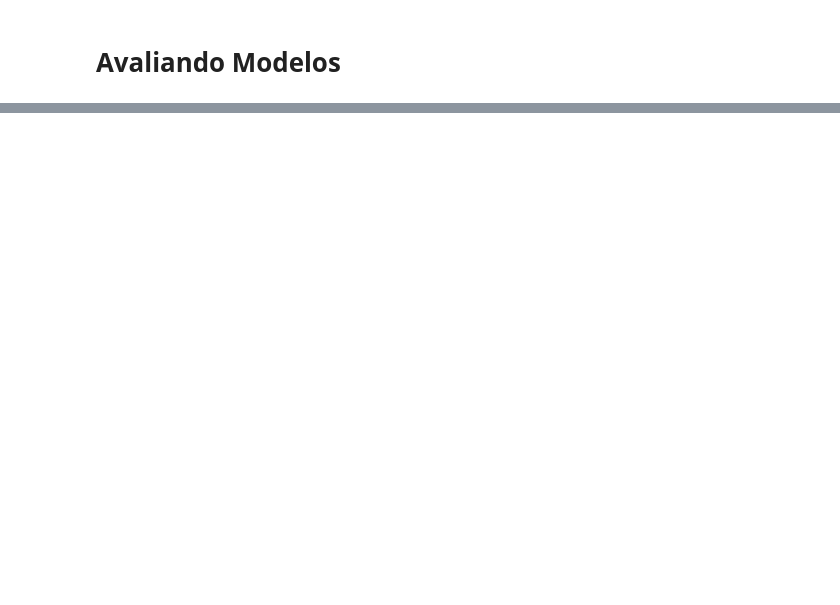
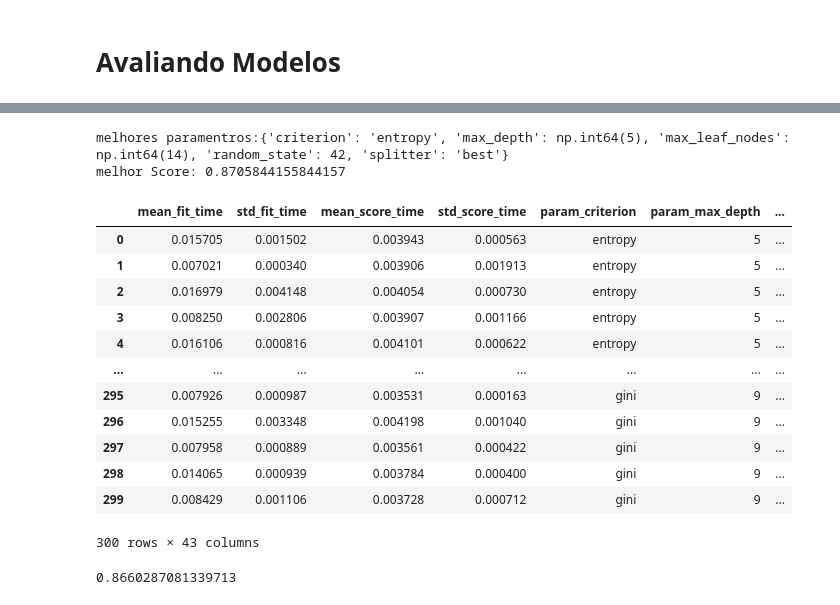
Before and after one commit to joansilva24/projeto_datasicence_coderhouse, a Jupyter notebook: data_analysis.ipynb, the cells around one changed output, grey strips where cells are left out. Drawn from its saved outputs; the diff is of its cells as text; code cells hidden in the pictures; blank space fills up the shorter version.

```diff
--- a/data_analysis.ipynb
+++ b/data_analysis.ipynb
@@ -703,0 +709,14 @@ df_avaliation
+# %%
+# testando hiperparametros para a árvore de decisão
+
+parametros = {
+    'criterion':['entropy','log_loss','gini'],
+    'splitter' : ['best', 'random'],
+    'max_depth' : np.arange(5,10),
+    'max_leaf_nodes': np.arange(5,15),
+    'random_state': [42]
+}
+regr_log = DecisionTreeClassifier()
+modelo = GridSearchCV(regr_log, param_grid= parametros, cv=30, n_jobs= -1, verbose=True)
+# %%
+modelo.fit(X_train,y_train)
@@ -703,0 +731,23 @@ df_avaliation
+# %%
+print("melhores paramentros:"+str(modelo.best_params_))
+print("melhor Score: "+str(modelo.best_score_))
+# %% [output]
+melhores paramentros:{'criterion': 'entropy', 'max_depth': np.int64(5), 'max_leaf_nodes': np.int64(14), 'random_state': 42, 'splitter': 'best'}
+melhor Score: 0.8705844155844157
+# %%
+resultados = pd.DataFrame(modelo.cv_results_)
+resultados
+# %% [output]
+|  | mean_fit_time | std_fit_time | mean_score_time | std_score_time | param_criterion | param_max_depth | ... |
+| 0 | 0.015705 | 0.001502 | 0.003943 | 0.000563 | entropy | 5 | ... |
+| 1 | 0.007021 | 0.000340 | 0.003906 | 0.001913 | entropy | 5 | ... |
+| 2 | 0.016979 | 0.004148 | 0.004054 | 0.000730 | entropy | 5 | ... |
+| 3 | 0.008250 | 0.002806 | 0.003907 | 0.001166 | entropy | 5 | ... |
+| 4 | 0.016106 | 0.000816 | 0.004101 | 0.000622 | entropy | 5 | ... |
+| ... | ... | ... | ... | ... | ... | ... | ... |
+| 295 | 0.007926 | 0.000987 | 0.003531 | 0.000163 | gini | 9 | ... |
+| 296 | 0.015255 | 0.003348 | 0.004198 | 0.001040 | gini | 9 | ... |
+| 297 | 0.007958 | 0.000889 | 0.003561 | 0.000422 | gini | 9 | ... |
+| 298 | 0.014065 | 0.000939 | 0.003784 | 0.000400 | gini | 9 | ... |
+| 299 | 0.008429 | 0.001106 | 0.003728 | 0.000712 | gini | 9 | ... |
+300 rows × 43 columns
@@ -703,0 +756,5 @@ df_avaliation
+# %%
+acuracia = accuracy_score(y_test, predicao)
+acuracia
+# %% [output]
+0.8660287081339713
```
Also changed, not shown: parts of 52 cells of this notebook, 2 other files.
